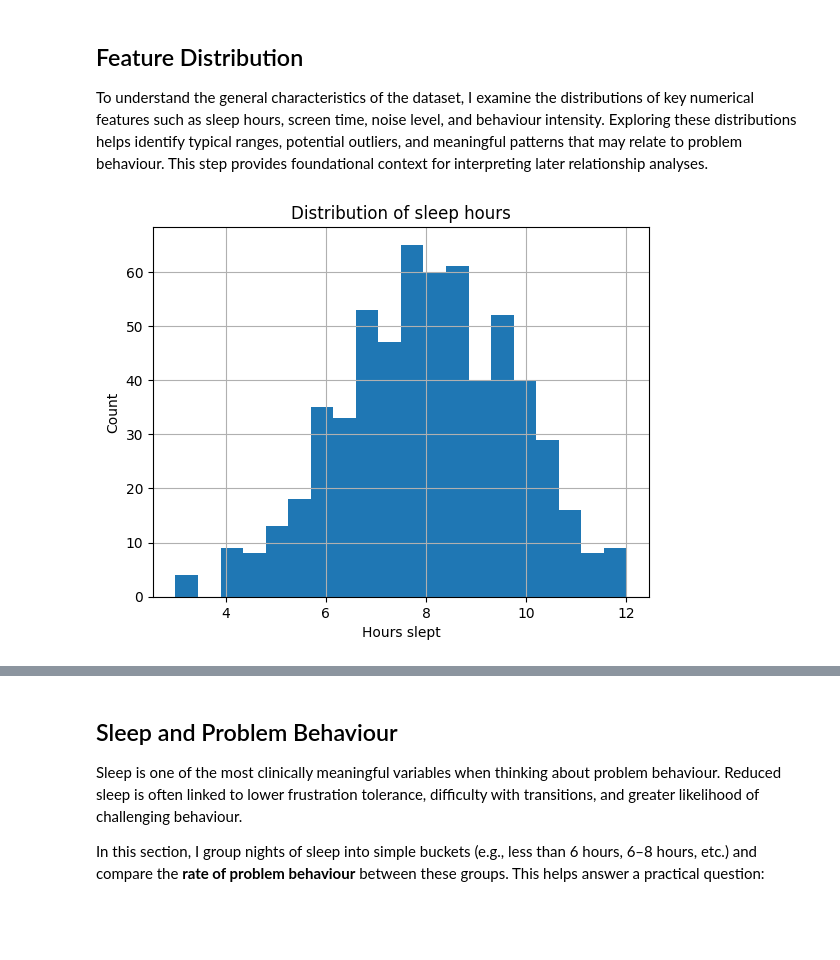
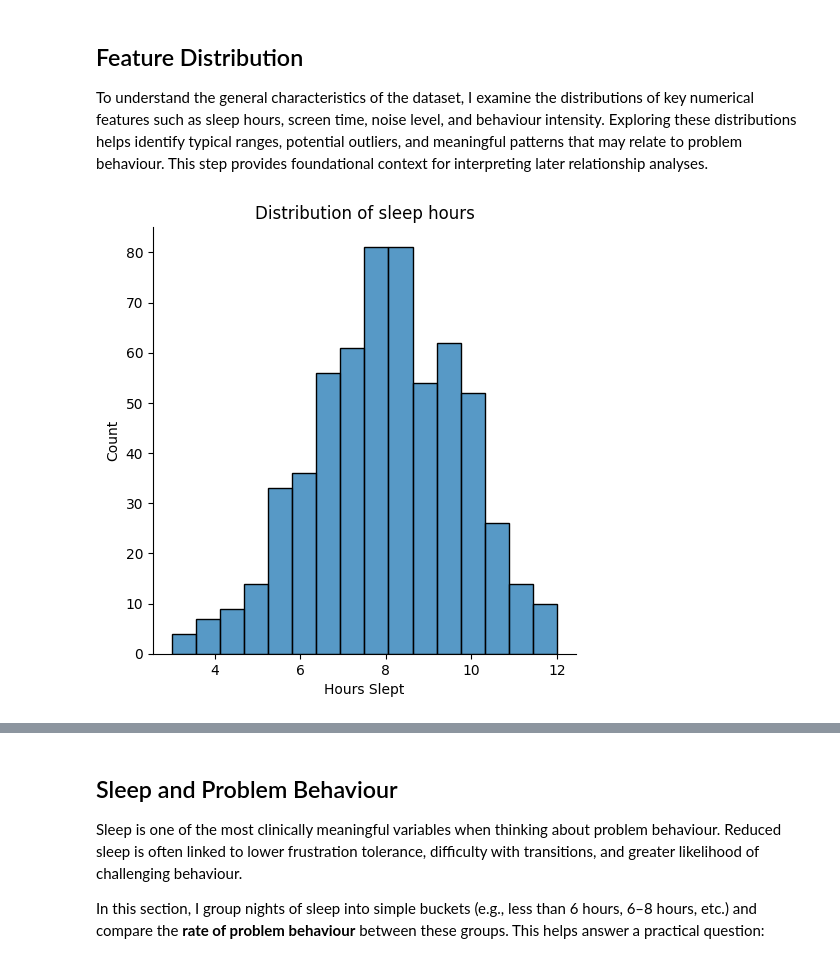
Before and after one commit to wasehhh/aba_behaviour_analysis, a Jupyter notebook: notebooks/01_eda_behaviour.ipynb, the cells around one changed output, grey strips where cells are left out. Cells and saved outputs as stored; diff of their text form; code cells hidden in the pictures; blank space fills up the shorter version.

```diff
--- a/notebooks/01_eda_behaviour.ipynb
+++ b/notebooks/01_eda_behaviour.ipynb
@@ -91,11 +94,10 @@ Name: proportion, dtype: float64
 
 To understand the general characteristics of the dataset, I examine the distributions of key numerical features such as sleep hours, screen time, noise level, and behaviour intensity. Exploring these distributions helps identify typical ranges, potential outliers, and meaningful patterns that may relate to problem behaviour. This step provides foundational context for interpreting later relationship analyses.
 # %%
-df["hours_slept"].hist(bins=20)
-plt.xlabel("Hours slept")
-plt.ylabel("Count")
-plt.title("Distribution of sleep hours")
+sns.displot(data=df, x='hours_slept', kind='hist')
+plt.xlabel('Hours Slept')
+plt.title('Distribution of sleep hours')
 plt.show()
 # %% [output]
-[figure, old version]
+[figure, new version]
 # %%
```
Also changed, not shown: parts of 32 cells of this notebook, 1 other file.
